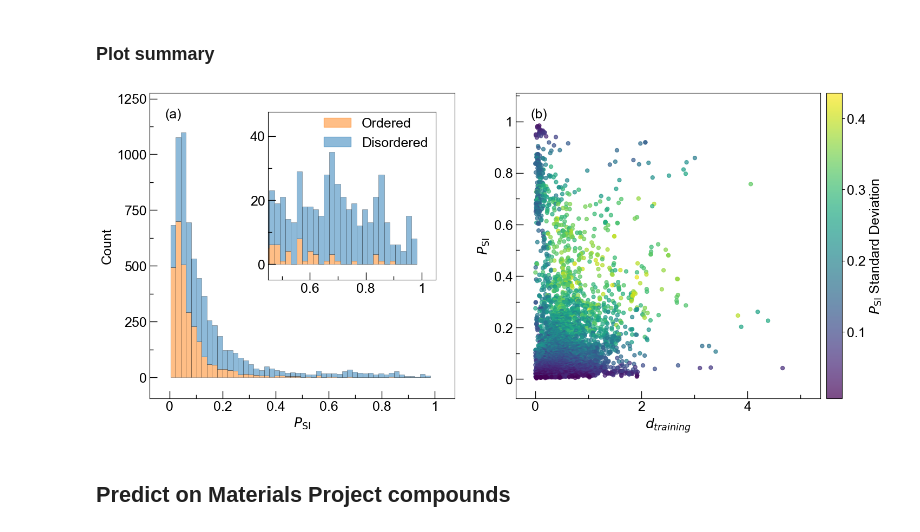
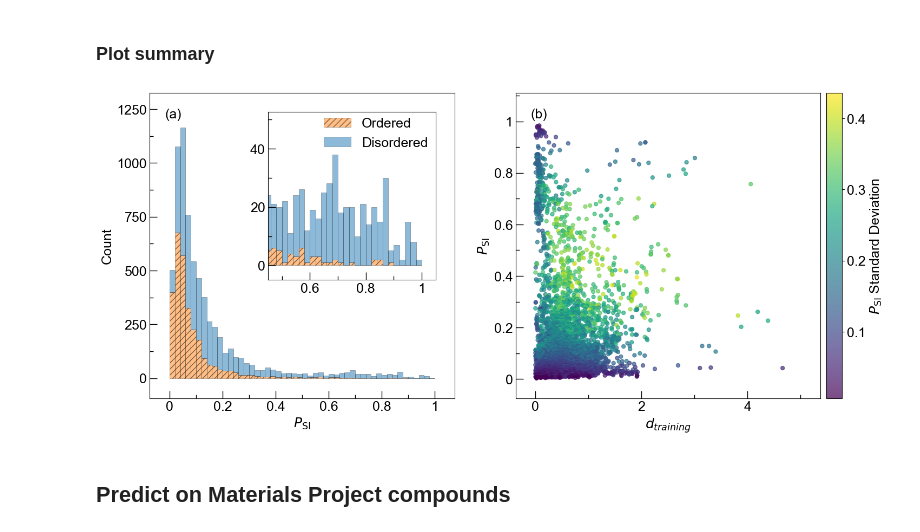
Before and after one commit to caltechlibrary/LiIonConductivityGraphs, a Jupyter notebook: notebooks/Step_9_Predict_on_Unlabelled_Data.ipynb, the cells around one changed output. Cells and saved outputs as stored; diff of their text form; code cells hidden in the pictures.

```diff
--- a/notebooks/Step_9_Predict_on_Unlabelled_Data.ipynb
+++ b/notebooks/Step_9_Predict_on_Unlabelled_Data.ipynb
@@ -153,7 +162,7 @@ for band_gap_threshold in [1, 2]:
 # %% [markdown]
 ### Plot summary
 # %%
-icsd_predictions_summary_1eVbandgap = pd.read_csv(f".\data\icsd_predictions_summary_camns_level1_2_pr_auc_nepochs183_screening_1eVbandgap.csv")
+icsd_predictions_summary_1eVbandgap = pd.read_csv(f"..\data\icsd_predictions_summary_camns_level1_2_pr_auc_nepochs183_screening_1eVbandgap.csv")
 icsd_predictions_summary_1eVbandgap['structure'] = icsd_predictions_summary_1eVbandgap['icsd_collectioncode'].progress_apply(load_cif_structure, cif_dir=icsd_li_cifs_path)
 icsd_predictions_summary_1eVbandgap['ordered'] = [struc.is_ordered for struc in icsd_predictions_summary_1eVbandgap['structure'].to_list()]
 # %%
@@ -173,16 +182,20 @@ ordered_data = icsd_predictions_summary_1eVbandgap[icsd_predictions_summary_1eVb
 disordered_data = icsd_predictions_summary_1eVbandgap[icsd_predictions_summary_1eVbandgap['ordered'] == False]
 
 # Create the stacked histogram
-n, bins, patches = ax1.hist([ordered_data['prediction_mean'], disordered_data['prediction_mean']],
-         bins=50, stacked=True, color=[color_ordered, color_disordered], edgecolor='k', linewidth=0.4, alpha=0.5)
+counts_ordered, bins, _ = ax1.hist(ordered_data['prediction_mean'],
+         bins=50, color=color_ordered, edgecolor='k', linewidth=0.4, alpha=0.5,
+         label='Ordered', hatch='///', range=(0, 1))
 
-
+# Second histogram for disordered data (without hatching), stacked on top of the ordered data
+ax1.hist(disordered_data['prediction_mean'],
+         bins=bins, color=color_disordered, edgecolor='k', linewidth=0.4, alpha=0.5,
+         label='Disordered', bottom=counts_ordered, range=(0, 1))
 
 ax1.set_xlim(-0.075, 1.075)
 ax1.set_xticks([0, 0.2, 0.4, 0.6, 0.8, 1])
 ax1.set_xticklabels([0, 0.2, 0.4, 0.6, 0.8, 1], fontsize=18)
 
-ax1.set_ylim(-93.75, 1275)
+ax1.set_ylim(-93.75, 1325)
 ax1.set_yticks([0, 250, 500, 750, 1000, 1250])
 ax1.set_yticklabels([0, 250, 500, 750, 1000, 1250], fontsize=18)
 ax1.tick_params(axis='both', which='major', direction='in', length=10, width=1, colors='k')
@@ -198,11 +211,19 @@ ax1.text(0.05, 0.95, '(a)', fontsize=18, verticalalignment='top', horizontalalig
 
 ax_inset = inset_axes(ax1, width="100%", height="100%", loc='upper right',
                       bbox_to_anchor=(0.4, 0.4, 0.55, 0.55), bbox_transform=ax1.transAxes)
-ax_inset.hist([ordered_data['prediction_mean'], disordered_data['prediction_mean']],
-              bins=50, stacked=True, color=[color_ordered, color_disordered], edgecolor='k', linewidth=0.4, alpha=0.5)
+
+# First histogram (ordered data) with hatching in the inset
+counts_ordered_inset, bins_inset, _ = ax_inset.hist(ordered_data['prediction_mean'],
+              bins=50, color=color_ordered, edgecolor='k', linewidth=0.4, alpha=0.5,
+              label='Ordered', hatch='///', range=(0, 1))
+
+# Second histogram (disordered data) stacked on top of the ordered data in the inset
+ax_inset.hist(disordered_data['prediction_mean'],
+              bins=bins_inset, color=color_disordered, edgecolor='k', linewidth=0.4, alpha=0.5,
+              label='Disordered', bottom=counts_ordered_inset, range=(0, 1))
 
 ax_inset.set_xlim(0.45, 1.05)
-ax_inset.set_ylim(-5, 47.5)
+ax_inset.set_ylim(-5, 52.5)
 ax_inset.set_xticks([0.6, 0.8, 1])
 ax_inset.set_xticklabels([0.6, 0.8, 1], fontsize=18)
 ax_inset.set_yticks([0, 20, 40])
@@ -226,36 +247,41 @@ prediction_std = icsd_predictions_summary_1eVbandgap['prediction_std']
 scatter = ax2.scatter(x=normalized_distance, y=prediction_mean, c=prediction_std, cmap='viridis', alpha=0.7, edgecolor=None, s=25)
 
 ax2.set_xlim([0, 5])
 ax2.set_xlabel('$d_{training}$', fontsize=18)
 ax2.set_ylabel('$P_{\mathrm{SI}}$', fontsize=18)
 ax2.set_xticks([0, 2, 4])
 ax2.set_xticklabels([0, 2, 4], fontsize=18)
 ax2.set_yticks([0, 0.2, 0.4, 0.6, 0.8, 1])
 ax2.set_yticklabels([0, 0.2, 0.4, 0.6, 0.8, 1], fontsize=18)
 ax2.set_ylim([-0.075, 1.11])
 ax2.set_xlim([-0.375, 5.375])
 ax2.set_aspect(np.diff(ax2.get_xlim()) / np.diff(ax2.get_ylim()))
 ax2.tick_params(axis='both', which='major', direction='in', length=10, width=1, colors='k')
 ax2.tick_params(axis='both', which='minor', direction='in', length=5, width=1, colors='k')
 ax2.xaxis.set_minor_locator(ticker.MultipleLocator(1))
 ax2.yaxis.set_minor_locator(ticker.MultipleLocator(0.1))
 
 # Add colorbar
 cax = ax2.inset_axes([1.02, 0, 0.05, 1])
 cbar = plt.colorbar(scatter, cax=cax)
 cbar.set_label('$P_{\mathrm{SI}}$ Standard Deviation', fontsize=18)
 cbar.ax.tick_params(labelsize=18)
 tick_locator = plt.MaxNLocator(nbins=5)  # Set the number of bins
 cbar.locator = tick_locator
 cbar.update_ticks()
 
-legend_patches = [Patch(color=color_ordered, label='Ordered', alpha=0.5), Patch(color=color_disordered, label='Disordered', alpha=0.5)]
+legend_patches = [
+    Patch(facecolor=color_ordered, edgecolor='black', label='Ordered', alpha=0.5, hatch='///', linewidth=0.4),  # Black hatch for Ordered
+    Patch(facecolor=color_disordered, label='Disordered', alpha=0.5, edgecolor='k', linewidth=0.4)  # Regular for Disordered
+]
+
+#legend_patches = [Patch(color=color_ordered, label='Ordered', alpha=0.5), Patch(color=color_disordered, label='Disordered', alpha=0.5)]
 ax_inset.legend(handles=legend_patches, bbox_to_anchor=(0.3, 1), loc='upper left', borderaxespad=0., fontsize=18, frameon=False)
 
-plt.savefig('icsd_histogram_and_probdistance.png', dpi=1200, bbox_inches='tight')
+plt.savefig('../figures/icsd_histogram_and_probdistance.png', dpi=450, bbox_inches='tight')
 plt.show()
 # %% [output]
-[figure, old version]
+[figure, new version]
 # %% [markdown]
 ## Predict on Materials Project compounds
 # %%
```
Also changed, not shown: parts of 7 cells of this notebook.
